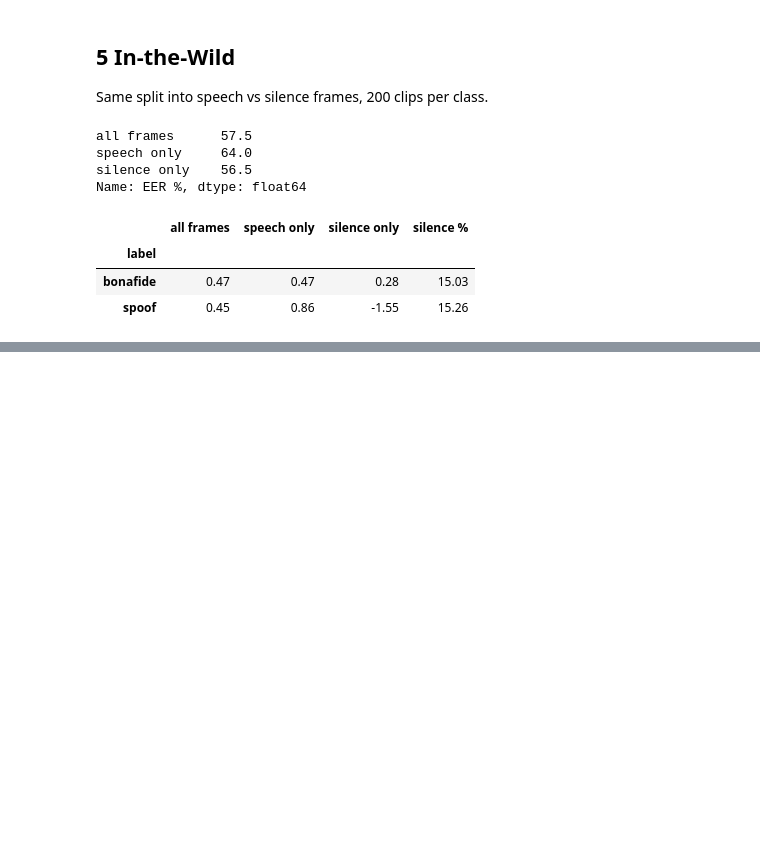
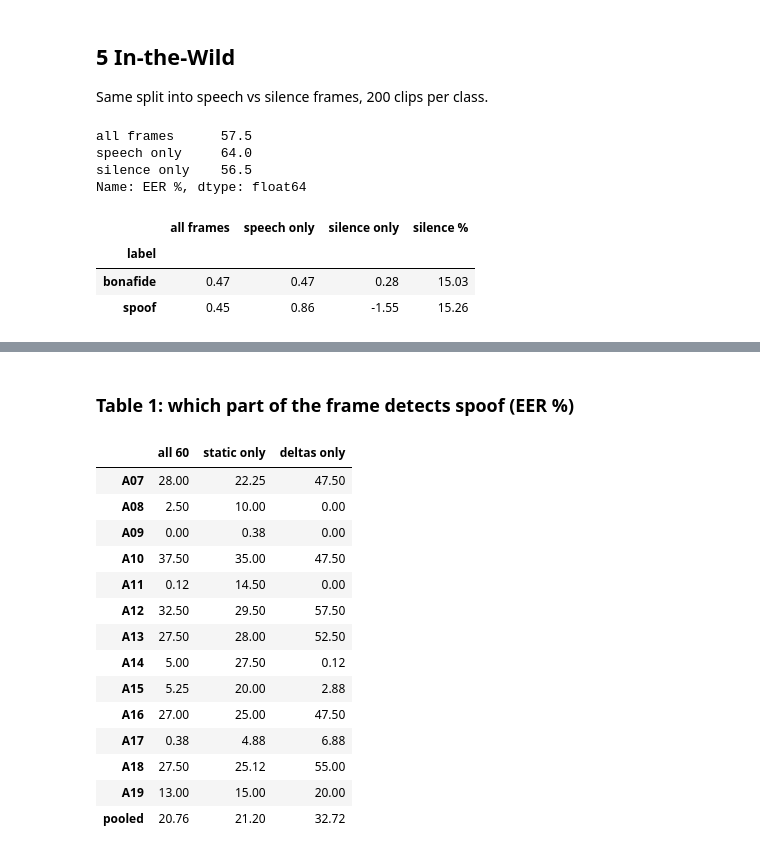
Before and after one commit to Qwenty228/GC2-EchoJEV, a Jupyter notebook: SystemCode/notebooks/03_a1_explained.ipynb, the cells around one changed output, grey strips where cells are left out. Drawn from its saved outputs; the diff is of its cells as text; code cells hidden in the pictures; blank space fills up the shorter version.

```diff
--- a/SystemCode/notebooks/03_a1_explained.ipynb
+++ b/SystemCode/notebooks/03_a1_explained.ipynb
@@ -165,0 +210,45 @@ No silence cue in ITW (both classes ~15% silence), and on speech frames ITW spoo
+# %%
+def freeze(bands, mask):  # hold the selected bands at their clip mean: level kept, change over time removed
+    out = bands.copy()
+    out[:, mask] = bands[:, mask].mean(0)
+    return out
+
+full_eval = load_manifest("../data/manifests/eval.csv", "..")
+pick = pd.concat([full_eval[full_eval.label == "bonafide"].sample(400, random_state=0),
+                  full_eval[full_eval.label == "spoof"].groupby("attack_id").sample(40, random_state=0)])
+rows = []
+for r in pick.itertuples():
+    bands = log_bands(trim_silence(load_audio(r.path, SR)))
+    feat = lfcc_from(bands)
+    rows.append({"label": r.label, "attack_id": r.attack_id,
+                 **{p: frame_scores(feat, p).mean() for p in PARTS},
+                 "freeze 0-4 kHz": frame_scores(lfcc_from(freeze(bands, centres < 4000))).mean(),
+                 "freeze 4-8 kHz": frame_scores(lfcc_from(freeze(bands, centres >= 4000))).mean()})
+abl = pd.DataFrame(rows)
+
+def attack_table(cols):
+    bona = abl[abl.label == "bonafide"]
+    t = pd.DataFrame({c: {a: eer(pd.concat([bona, g])[c], pd.concat([bona, g]).label)
+                          for a, g in abl[abl.label == "spoof"].groupby("attack_id")} for c in cols})
+    t.loc["pooled"] = [eer(abl[c], abl.label) for c in cols]
+    return t
+# %% [markdown]
+### Table 1: which part of the frame detects spoof (EER %)
+# %%
+attack_table(list(PARTS))
+# %% [output]
+|  | all 60 | static only | deltas only |
+| A07 | 28.00 | 22.25 | 47.50 |
+| A08 | 2.50 | 10.00 | 0.00 |
+| A09 | 0.00 | 0.38 | 0.00 |
+| A10 | 37.50 | 35.00 | 47.50 |
+| A11 | 0.12 | 14.50 | 0.00 |
+| A12 | 32.50 | 29.50 | 57.50 |
+| A13 | 27.50 | 28.00 | 52.50 |
+| A14 | 5.00 | 27.50 | 0.12 |
+| A15 | 5.25 | 20.00 | 2.88 |
+| A16 | 27.00 | 25.00 | 47.50 |
+| A17 | 0.38 | 4.88 | 6.88 |
+| A18 | 27.50 | 25.12 | 55.00 |
+| A19 | 13.00 | 15.00 | 20.00 |
+| pooled | 20.76 | 21.20 | 32.72 |
```
Also changed, not shown: parts of 14 cells of this notebook.
